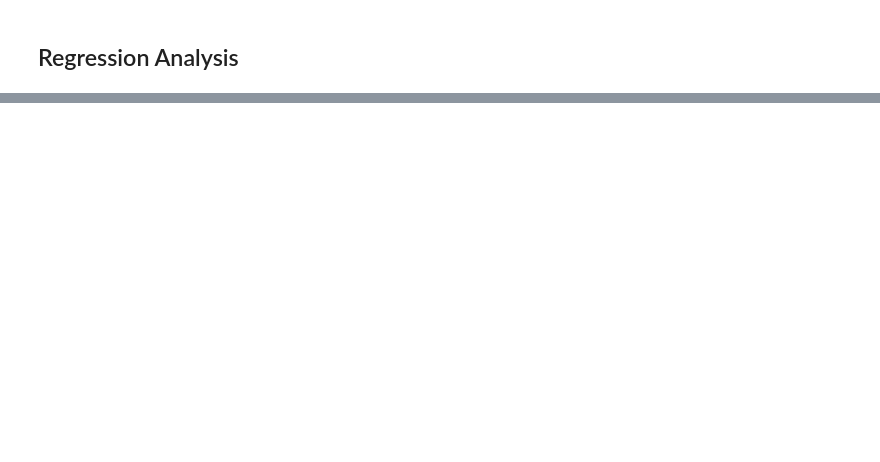
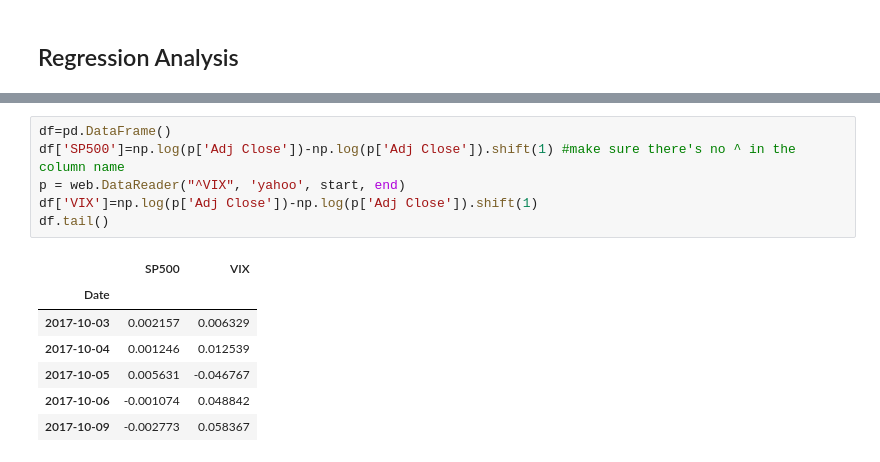
Before and after one commit to s-broda/ComputationalFinance, a Jupyter notebook: slides/week2.ipynb, the cells around one changed output, grey strips where cells are left out. Cells and saved outputs as stored; diff of their text form; blank space fills up the shorter version.

```diff
--- a/slides/week2.ipynb
+++ b/slides/week2.ipynb
@@ -446,0 +512,14 @@ ret.ewm(ignore_na=False,min_periods=0,adjust=True,alpha=0.94).var
+# %%
+df=pd.DataFrame()
+df['SP500']=np.log(p['Adj Close'])-np.log(p['Adj Close']).shift(1) #make sure there's no ^ in the column name
+p = web.DataReader("^VIX", 'yahoo', start, end)
+df['VIX']=np.log(p['Adj Close'])-np.log(p['Adj Close']).shift(1)
+df.tail()
+# %% [output]
+|  | SP500 | VIX |
+| Date |  |  |
+| 2017-10-03 | 0.002157 | 0.006329 |
+| 2017-10-04 | 0.001246 | 0.012539 |
+| 2017-10-05 | 0.005631 | -0.046767 |
+| 2017-10-06 | -0.001074 | 0.048842 |
+| 2017-10-09 | -0.002773 | 0.058367 |
```
Also changed, not shown: parts of 44 cells of this notebook, 2 other files.
